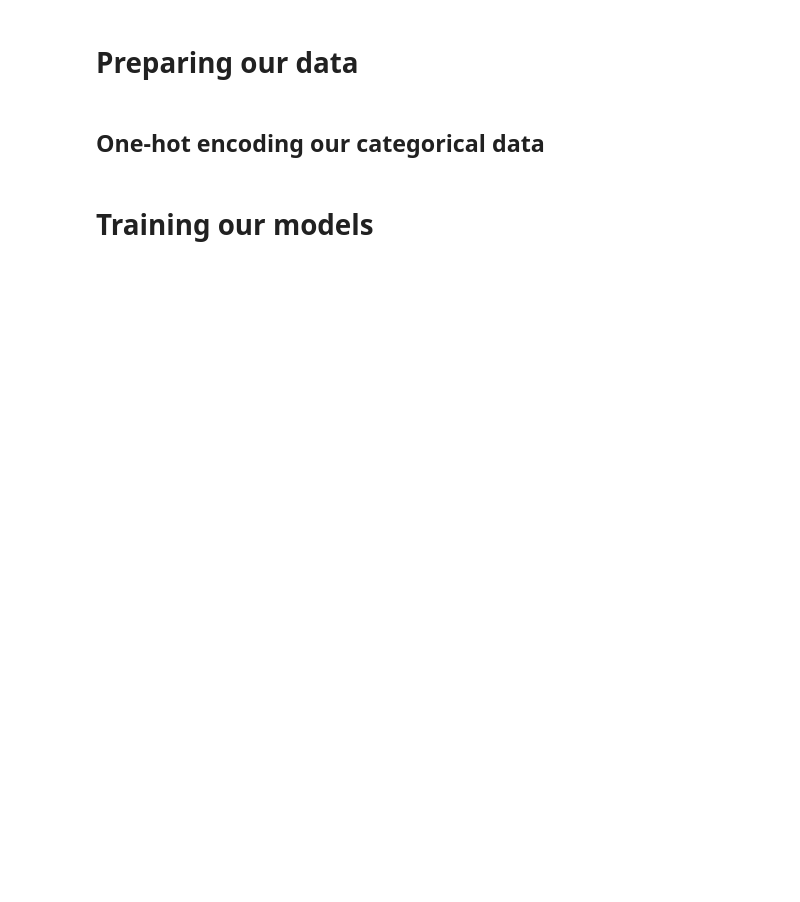
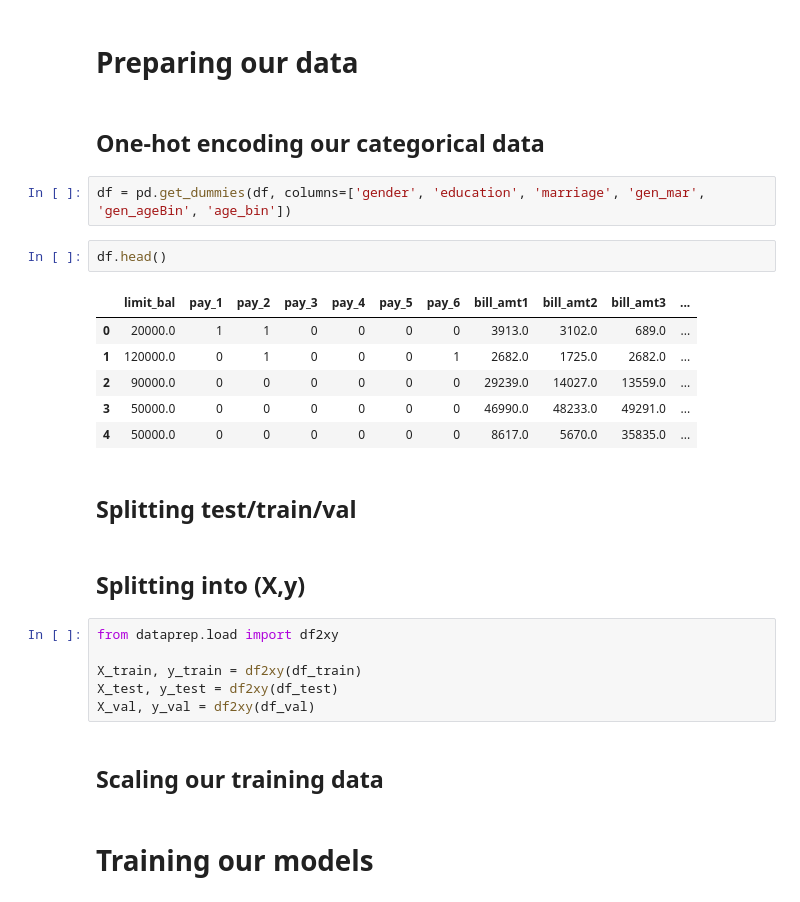
Before and after one commit to thomasXwang/UCI-Credit-card-defaults, a Jupyter notebook: UCI with functions_clean.ipynb, the cells around one changed output. Saved outputs shown, nothing was run; the diff lists cells and outputs as text; blank space fills up the shorter version.

```diff
--- a/UCI with functions_clean.ipynb
+++ b/UCI with functions_clean.ipynb
@@ -176,5 +176,28 @@ df.head()
 # Preparing our data
 # %% [markdown]
 ## One-hot encoding our categorical data
+# %%
+df = pd.get_dummies(df, columns=['gender', 'education', 'marriage', 'gen_mar', 'gen_ageBin', 'age_bin'])
+# %%
+df.head()
+# %% [output]
+|  | limit_bal | pay_1 | pay_2 | pay_3 | pay_4 | pay_5 | pay_6 | bill_amt1 | bill_amt2 | bill_amt3 | ... |
+| 0 | 20000.0 | 1 | 1 | 0 | 0 | 0 | 0 | 3913.0 | 3102.0 | 689.0 | ... |
+| 1 | 120000.0 | 0 | 1 | 0 | 0 | 0 | 1 | 2682.0 | 1725.0 | 2682.0 | ... |
+| 2 | 90000.0 | 0 | 0 | 0 | 0 | 0 | 0 | 29239.0 | 14027.0 | 13559.0 | ... |
+| 3 | 50000.0 | 0 | 0 | 0 | 0 | 0 | 0 | 46990.0 | 48233.0 | 49291.0 | ... |
+| 4 | 50000.0 | 0 | 0 | 0 | 0 | 0 | 0 | 8617.0 | 5670.0 | 35835.0 | ... |
+# %% [markdown]
+## Splitting test/train/val
+# %% [markdown]
+## Splitting into (X,y)
+# %%
+from dataprep.load import df2xy
+
+X_train, y_train = df2xy(df_train)
+X_test, y_test = df2xy(df_test)
+X_val, y_val = df2xy(df_val)
+# %% [markdown]
+## Scaling our training data
 # %% [markdown]
 # Training our models
```
Also changed, not shown: parts of 4 cells of this notebook, 1 other file.
